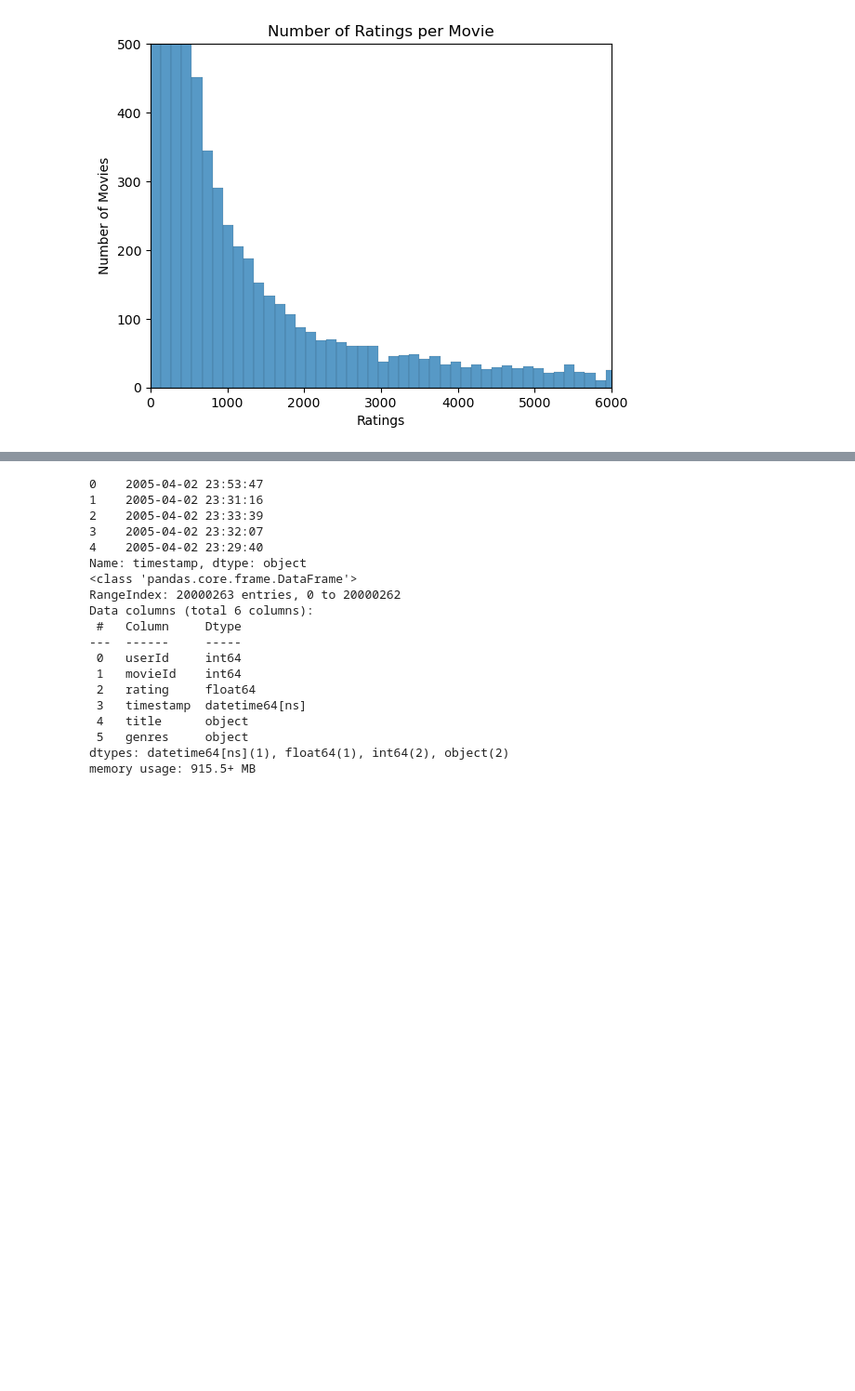
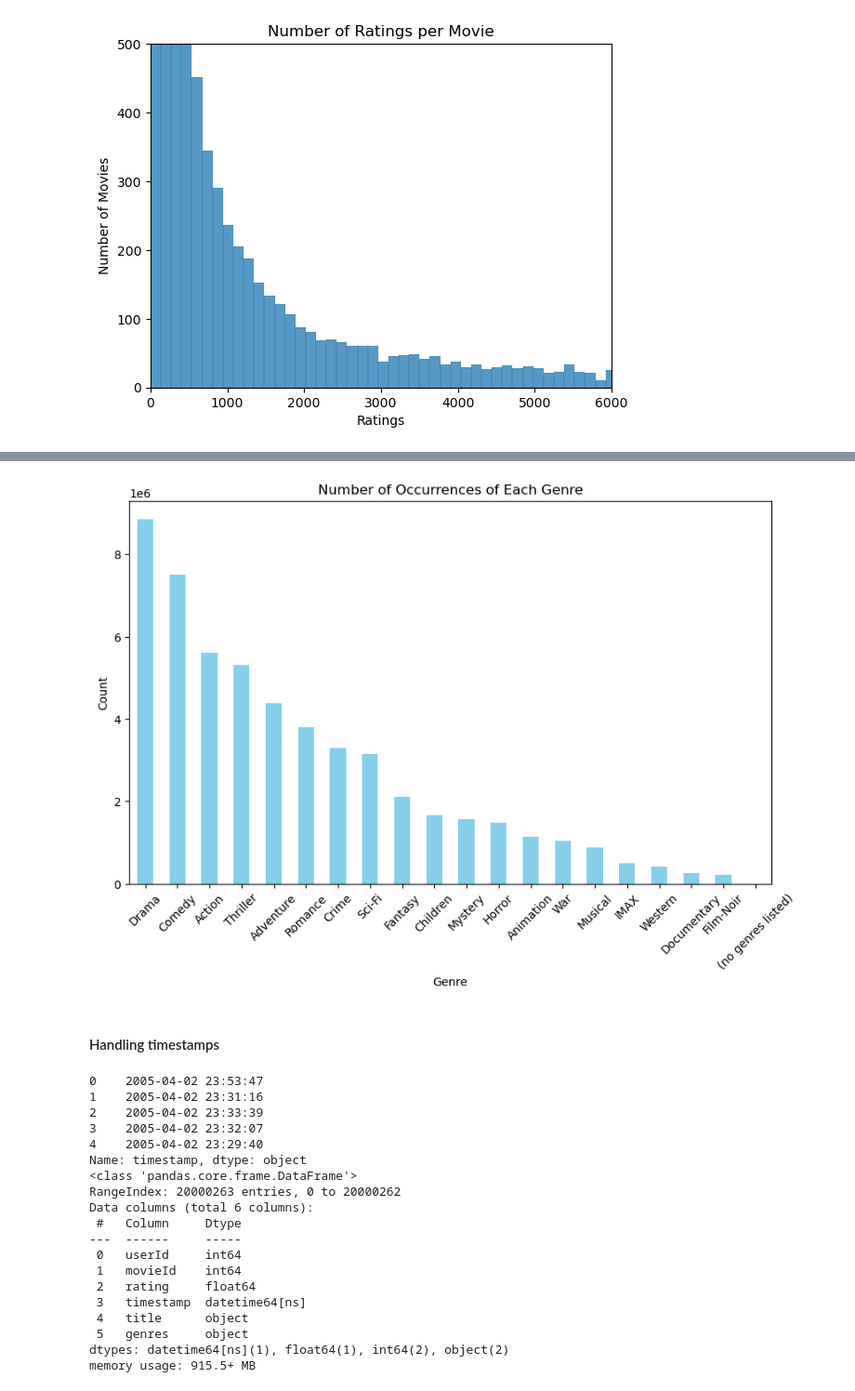
Before and after one commit to yaraoyoussef/ADM-HW4, a Jupyter notebook: main.ipynb, the cells around one changed output, grey strips where cells are left out. Shown at 93% size. Saved outputs shown, nothing was run; the diff lists cells and outputs as text; code cells hidden in the pictures; blank space fills up the shorter version.

```diff
--- a/main.ipynb
+++ b/main.ipynb
@@ -160,3 +206,23 @@ plt.show()
+# %%
+# Split the genres column and count occurrences
+# Create a flat list of all genres
+all_genres = main_df['genres'].str.split('|').explode()
+
+# Count the occurrences of each genre
+genre_counts = all_genres.value_counts()
+
+# Visualize the counts using a bar chart
+plt.figure(figsize=(10, 6))
+genre_counts.plot(kind='bar', color='skyblue')
+plt.title('Number of Occurrences of Each Genre')
+plt.xlabel('Genre')
+plt.ylabel('Count')
+plt.xticks(rotation=45)
+plt.show()
+# %% [output]
+[figure, added]
+# %% [markdown]
+#### Handling timestamps
 # %%
 # Handle the timestamp column converting it to datetime
 main_df['timestamp'] = pd.to_datetime(main_df['timestamp'])
```
Also changed, not shown: parts of 23 cells of this notebook, 1 other file.
